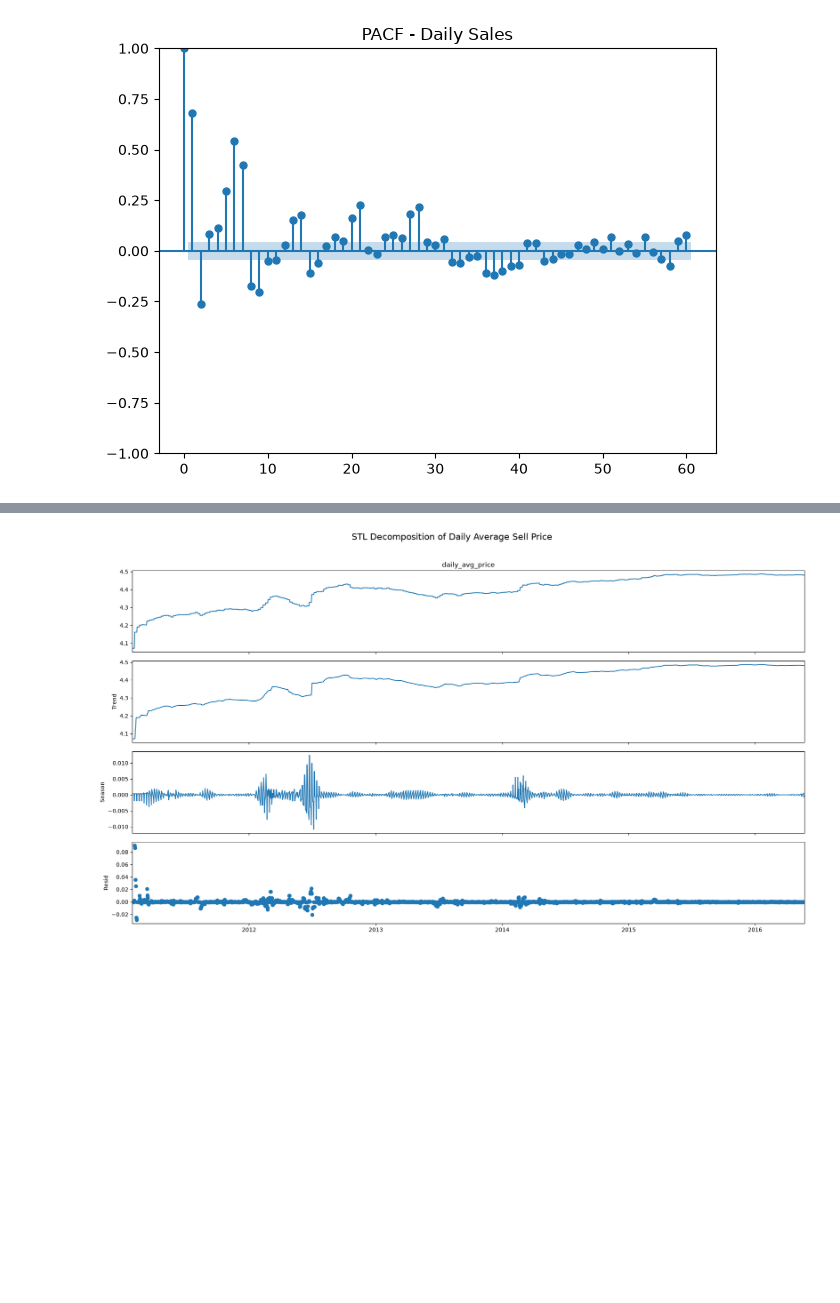
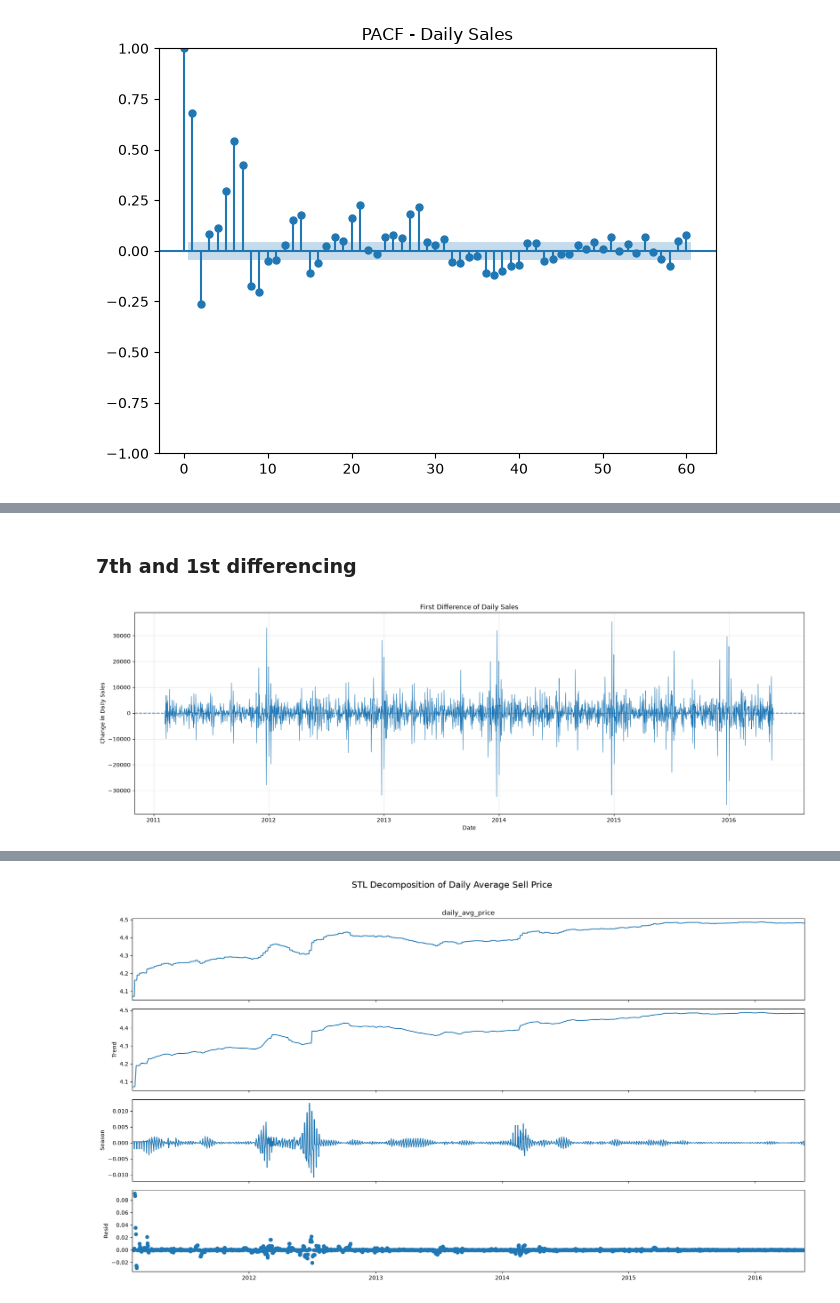
Before and after one commit to Thilokya03/Dynamic-Pricing---Inventory-Forecasting-Engine, a Jupyter notebook: notebooks/2.EDA.ipynb, the cells around one changed output, grey strips where cells are left out. Cells and saved outputs as stored; diff of their text form; code cells hidden in the pictures; blank space fills up the shorter version.

```diff
--- a/notebooks/2.EDA.ipynb
+++ b/notebooks/2.EDA.ipynb
@@ -417,0 +463,33 @@ plt.show()
+# %% [markdown]
+### 7th and 1st differencing
+# %%
+diff_both = (
+    sales_ts
+    .diff(7)
+    .diff(1)
+    .dropna()
+)
+
+
+plt.figure(figsize=(18, 6))
+
+plt.plot(
+    diff_both.index,
+    diff_both.values,
+    linewidth=0.8
+)
+
+plt.axhline(
+    y=0,
+    linestyle="--"
+)
+
+plt.xlabel("Date")
+plt.ylabel("Change in Daily Sales")
+plt.title("First Difference of Daily Sales")
+
+plt.grid(alpha=0.3)
+plt.tight_layout()
+plt.show()
+# %% [output]
+[figure, added]
```
Also changed, not shown: parts of 30 cells of this notebook, 1 other file.
